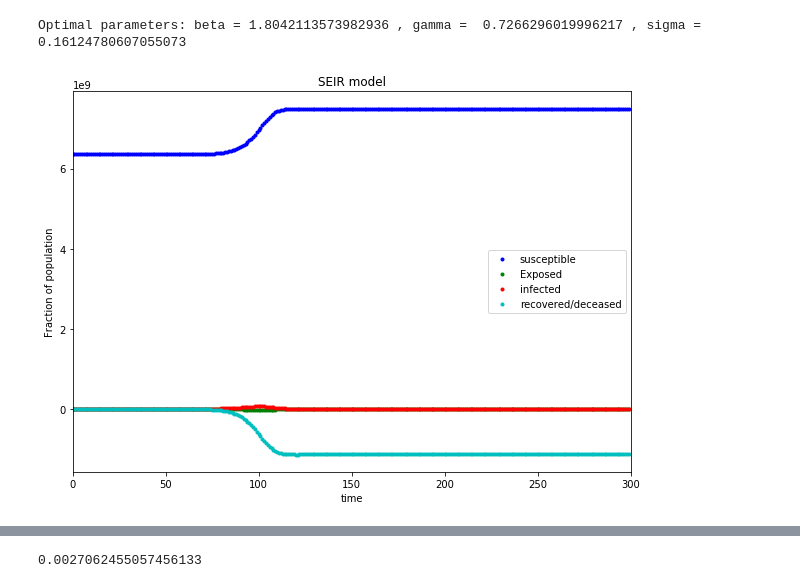
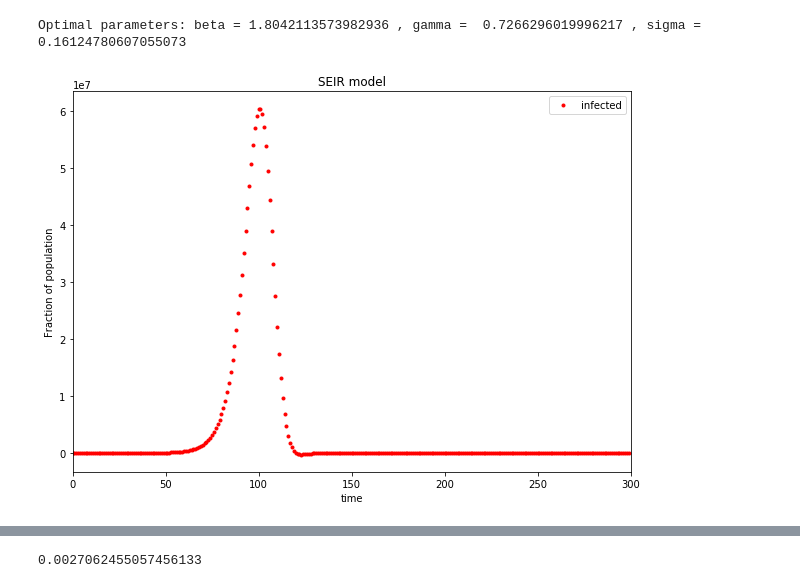
Before and after one commit to Aveek-Saha/CovidAnalysis, a Jupyter notebook: Epidemiology_modeling .ipynb, the cells around one changed output, grey strips where cells are left out. Saved outputs shown, nothing was run; the diff lists cells and outputs as text; code cells hidden in the pictures.

```diff
--- a/Prediction.ipynb
+++ b/Epidemiology_modeling .ipynb
@@ -130,0 +126,18 @@ popt, pcov = optimize.curve_fit(opt_ode, x, y)
+# %%
+def opt_ode(x, beta, gamma):
+    return odeint(deriv, (S0, I0, R0), x, args=(N, beta, gamma))[:,1].clip(0)
+
+def err(params, x):
+    beta, gamma = params
+    ret = odeint(deriv, (S0, I0, R0), x, args=(N, beta, gamma))
+    S, I, R = ret.T
+    I = I.clip(0)
+    error = np.sqrt(mean_squared_log_error(y, I, [1/i for i in x][::-1]))
+    return error
+# %%
+popt, pcov = optimize.curve_fit(opt_ode, x, y, bounds = [0, np.inf])
+
+result = optimize.minimize(err, popt, args=(x), method='BFGS', options={'maxiter': 500})
+
+beta_hat = result.x
+print(result)
@@ -146,5 +172,6 @@ Optimal parameters: beta = 4.592003404732274  and gamma =  4.420020791106459
 # %%
-beta, gamma = popt[0], popt[1]
+# beta, gamma = popt[0], popt[1]
+beta, gamma = beta_hat[0], beta_hat[1]
 # %%
 # The SIR model differential equations.
 def deriv(y, t, N, beta, gamma):
@@ -155,7 +182,7 @@ def deriv(y, t, N, beta, gamma):
     return dSdt, dIdt, dRdt
 # %%
 y0 = S0, I0, R0
-ret = odeint(deriv, y0, [i for i in range(150)], args=(N, beta, gamma))
+ret = odeint(deriv, y0, X, args=(N, beta, gamma))
 
 S, I, R = ret.T
 # %%
@@ -454,18 +488,18 @@ ret = odeint(deriv, y0, [i for i in range(300)], args=(N, beta, gamma, sigma))
 S, E, I, R = ret.T
 # %%
 f = plt.figure(figsize=(10,7))
-plt.plot(S, 'b.', label='susceptible');
-plt.plot(E, 'g.', label='Exposed');
+# plt.plot(S, 'b.', label='susceptible');
+# plt.plot(E, 'g.', label='Exposed');
 plt.plot(I, 'r.', label='infected');
-plt.plot(R, 'c.', label='recovered/deceased');
+# plt.plot(R, 'c.', label='recovered/deceased');
 plt.title("SEIR model")
 plt.xlabel("time", fontsize=10);
 plt.ylabel("Fraction of population", fontsize=10);
 plt.legend(loc='best')
 plt.xlim(0,300)
 plt.show()
 # %% [output]
-[figure, old version]
+[figure, new version]
 # %%
 plt.plot(X, Y, 'o')
 plt.plot(X, I)
```
Also changed, not shown: parts of 12 cells of this notebook.
